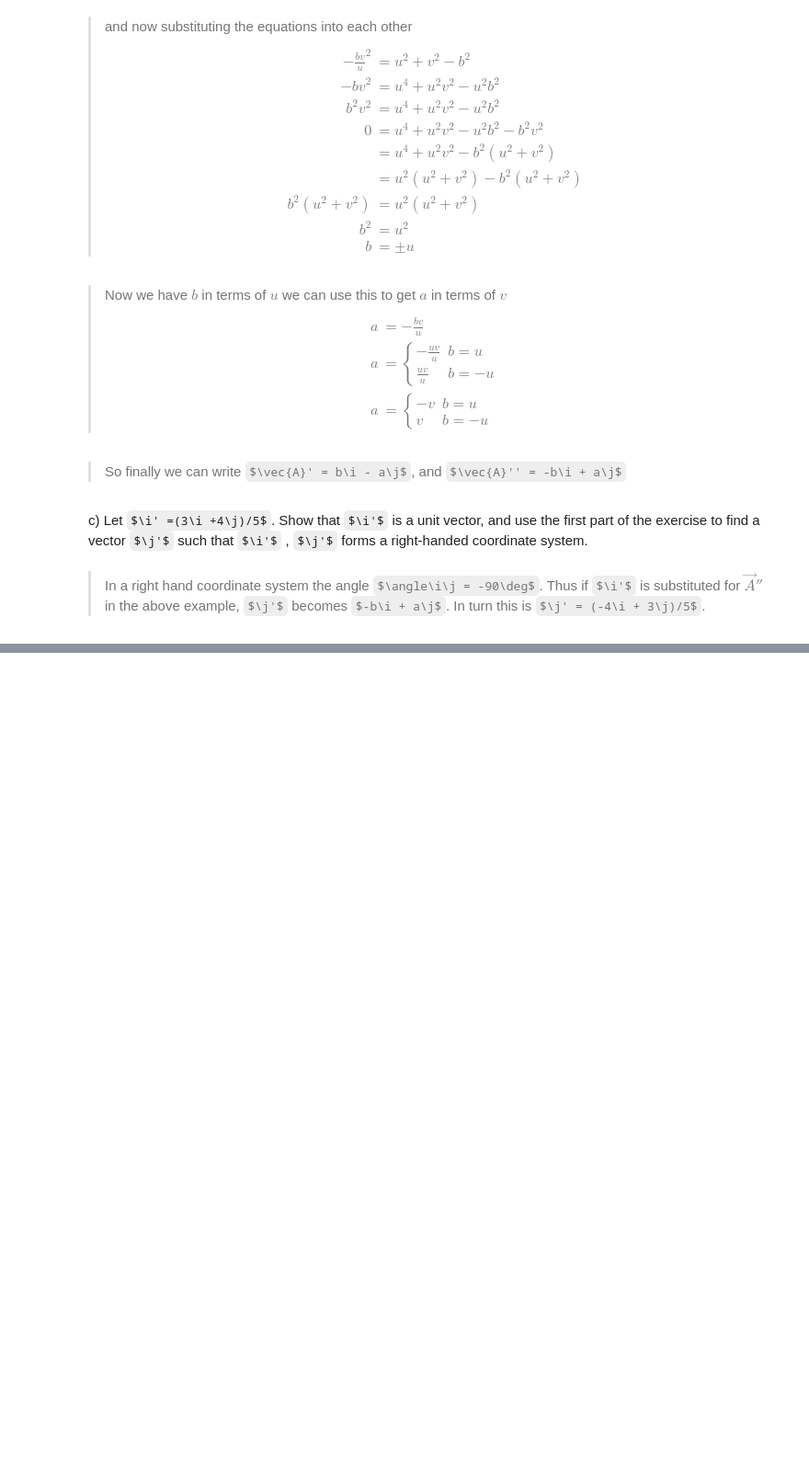
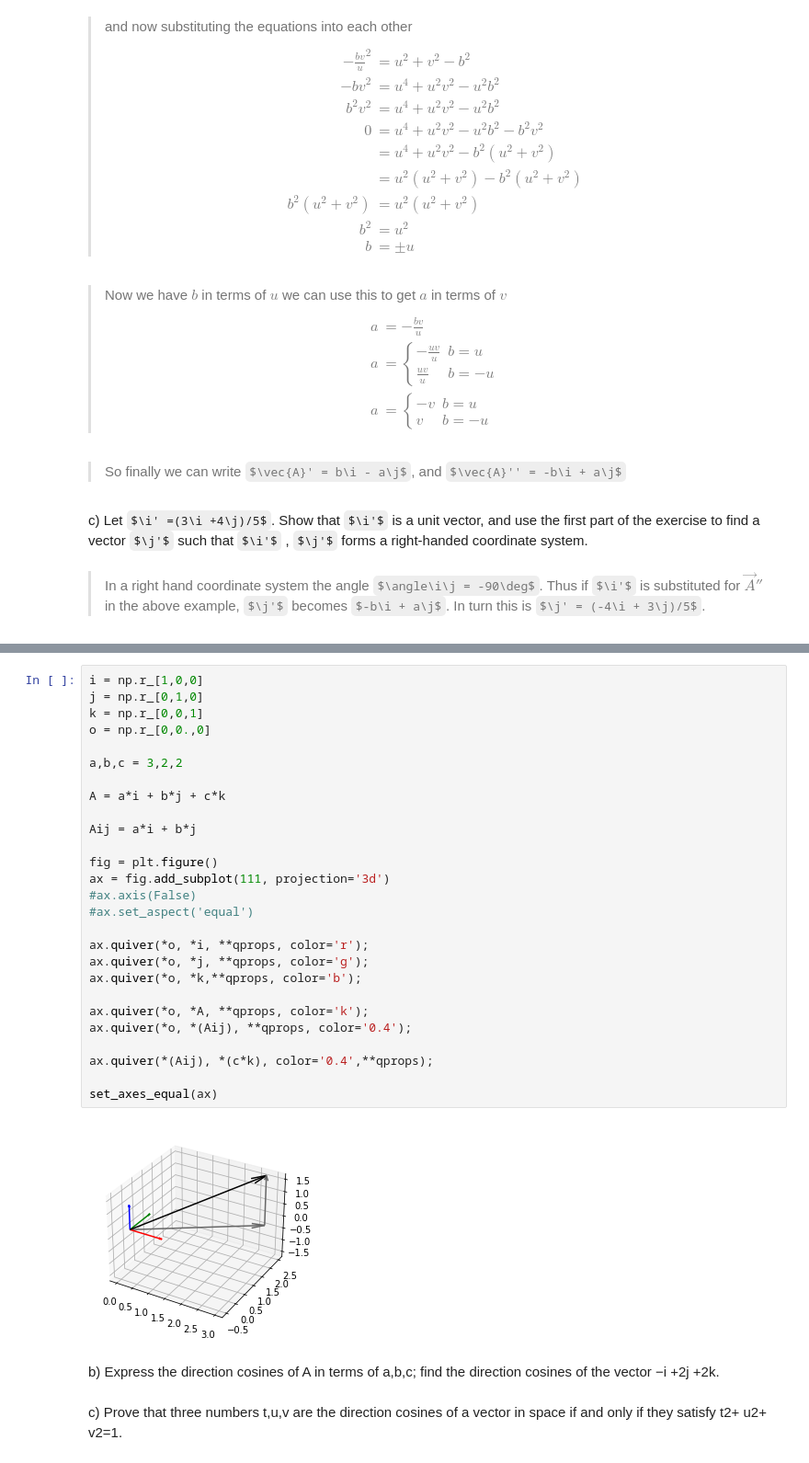
Before and after one commit to AndrewMicallef/homework, a Jupyter notebook: 18.02_MVC/pset1.ipynb, the cells around one changed output, grey strips where cells are left out. Shown at 92% size. Drawn from its saved outputs; the diff is of its cells as text; some formulas as TeX source; blank space fills up the shorter version.

```diff
--- a/18.02_MVC/pset1.ipynb
+++ b/18.02_MVC/pset1.ipynb
@@ -411,0 +465,33 @@ c) Let $\i' =(3\i +4\j)/5$. Show that $\i'$ is a unit vector, and use the first
+# %%
+i = np.r_[1,0,0]
+j = np.r_[0,1,0]
+k = np.r_[0,0,1]
+o = np.r_[0,0.,0]
+
+a,b,c = 3,2,2
+
+A = a*i + b*j + c*k
+
+Aij = a*i + b*j
+
+fig = plt.figure()
+ax = fig.add_subplot(111, projection='3d')
+#ax.axis(False)
+#ax.set_aspect('equal')
+
+ax.quiver(*o, *i, **qprops, color='r');
+ax.quiver(*o, *j, **qprops, color='g');
+ax.quiver(*o, *k,**qprops, color='b');
+
+ax.quiver(*o, *A, **qprops, color='k');
+ax.quiver(*o, *(Aij), **qprops, color='0.4');
+
+ax.quiver(*(Aij), *(c*k), color='0.4',**qprops);
+
+set_axes_equal(ax)
+# %% [output]
+[figure, added]
+# %% [markdown]
+b) Express the direction cosines of A in terms of a,b,c; find the direction cosines of the vector −i +2j +2k.
+# %% [markdown]
+c) Prove that three numbers t,u,v are the direction cosines of a vector in space if and only if they satisfy t2+ u2+ v2=1.
```
Also changed, not shown: parts of 3 cells of this notebook.
